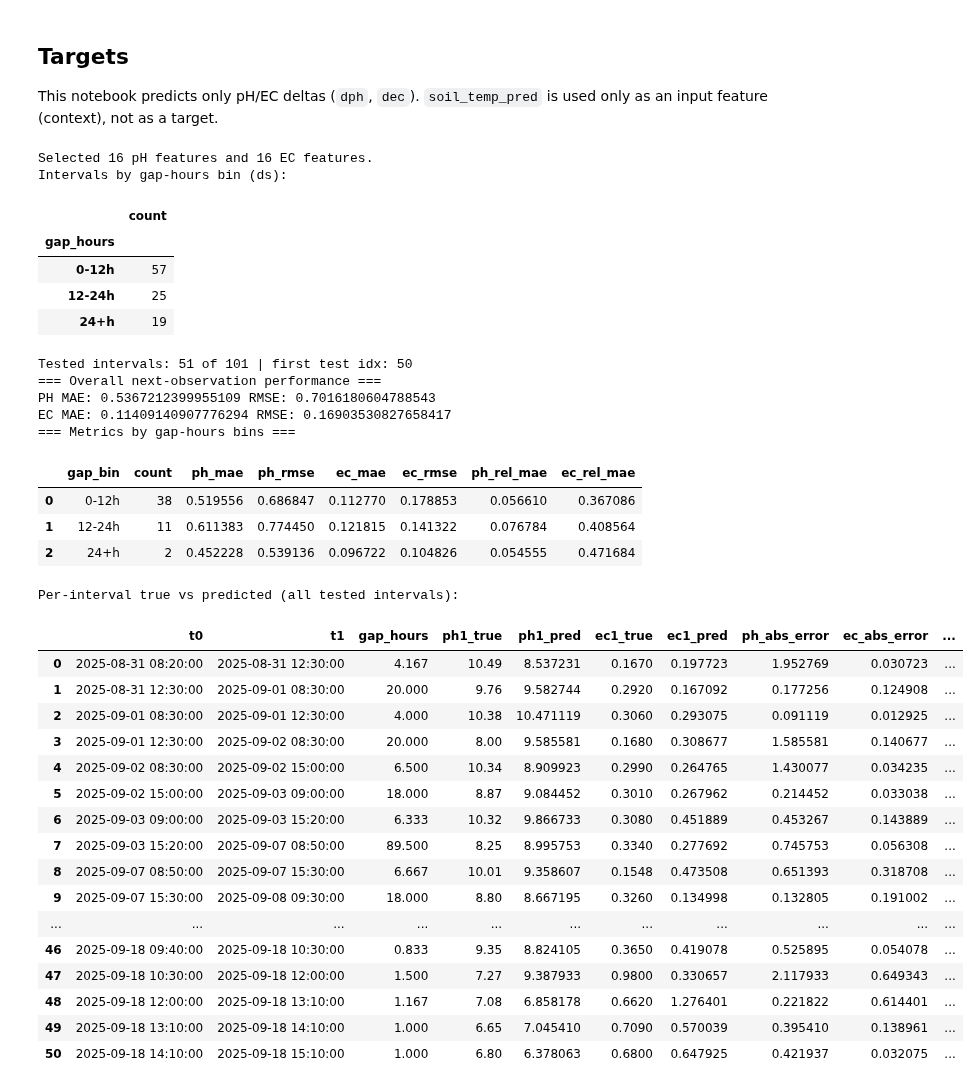
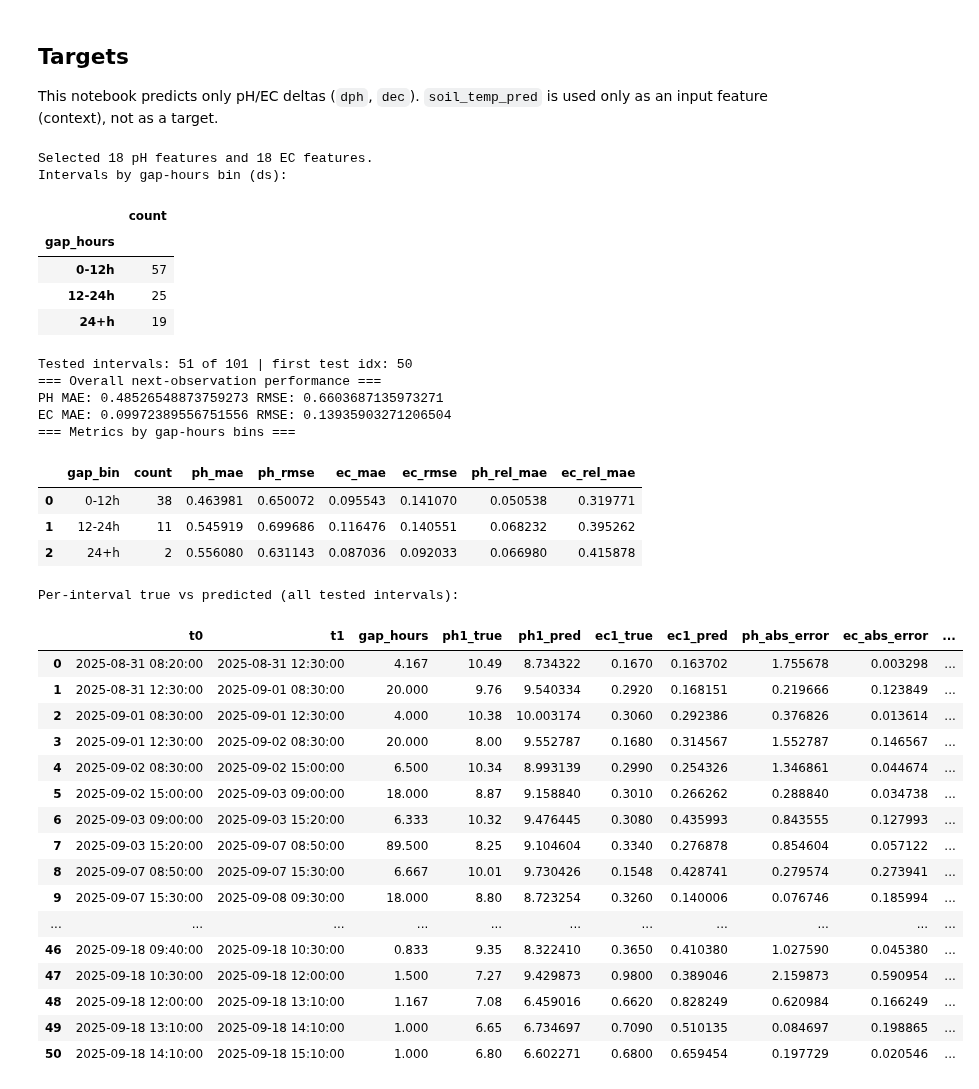
Before and after one commit to EliyahuEden/Predictive_Modeling_Of_Rootzone_Variables_Using_Greenhouse_Data, a Jupyter notebook: scripts/RF_Rootzone_Model.ipynb, the cells around one changed output. Cells and saved outputs as stored; diff of their text form; code cells hidden in the pictures.

```diff
--- a/scripts/RF_Rootzone_Model.ipynb
+++ b/scripts/RF_Rootzone_Model.ipynb
@@ -188,6 +188,11 @@ def build_interval_features(master: pd.DataFrame, intervals: pd.DataFrame) -> pd
             feats['fert_dose_sum_8h'] = 0.0
             feats['fert_dose_sum_16h'] = 0.0
             feats['fert_dose_sum_24h'] = 0.0
+        feats['fert_x_ph0'] = feats['fert_dose_sum_24h'] * feats['ph0']# same amount of fertilization diffrent impact base ph level (high -low)
+
+        feats['fert_per_ec0'] = ( feats['fert_dose_sum_24h'] / (feats['ec0'] + 1e-3)) # if ec low ->  strong impact  , if ec high ->  weak impact
+
+
 
 
         # Irrigation sums in rolling windows to capture effects over time.
@@ -201,6 +206,7 @@ def build_interval_features(master: pd.DataFrame, intervals: pd.DataFrame) -> pd
             feats['irr_ml_sum_16h'] = 0.0
             feats['irr_ml_sum_24h'] = 0.0
 
+        feats['fert_x_irrig'] = (feats['fert_dose_sum_24h'] * feats['irr_ml_sum_24h'])  # fertilization without irrigation not equal to fertilization with irrigation
 
         # Hours since last events at t1 (can be outside interval).
         if 'irrigation_ml_current' in master.columns:
@@ -484,6 +486,8 @@ feature_cols_ph = [
     'fert_dose_sum_24h',
     'fert_dose_sum_16h',
     'fert_dose_sum_8h',
+    'fert_x_ph0',
+    'fert_x_irrig',
     'irr_ml_sum_8h',
     'irr_ml_sum_16h',
     'irr_ml_sum_24h',
@@ -503,6 +507,8 @@ feature_cols_ec = [
     'fert_dose_sum_24h',
     'fert_dose_sum_16h',
     'fert_dose_sum_8h',
+    'fert_per_ec0',
+    'fert_x_irrig',
     'internal_air_temp_c_delta_t0_t1',
     'internal_air_temp_c_mean_t0_t1',
     'hours_since_last_fert_t1',
@@ -710,55 +716,55 @@ tbl = pred_df[[
     'ph_abs_error',
     'ec_abs_error',
     'ph_rel_error',
     'ec_rel_error',
 ]].copy()
 tbl = tbl.reset_index().rename(columns={'t0':'t0'})
 tbl = tbl.rename(columns={tbl.columns[0]:'t0'})
 tbl['gap_hours'] = tbl['gap_hours'].astype(float).round(3)
 tbl['ph1_true'] = tbl['ph1_true'].astype(float).round(6)
 tbl['ph1_pred'] = tbl['ph1_pred'].astype(float).round(6)
 tbl['ec1_true'] = tbl['ec1_true'].astype(float).round(6)
 tbl['ec1_pred'] = tbl['ec1_pred'].astype(float).round(6)
 tbl['ph_abs_error'] = tbl['ph_abs_error'].astype(float).round(6)
 tbl['ec_abs_error'] = tbl['ec_abs_error'].astype(float).round(6)
 pd.set_option('display.max_rows', None)
 pd.set_option('display.max_columns', None)
 display(tbl)
 # %% [output]
-Selected 16 pH features and 16 EC features.
+Selected 18 pH features and 18 EC features.
 Intervals by gap-hours bin (ds):
 |  | count |
 | gap_hours |  |
 | 0-12h | 57 |
 | 12-24h | 25 |
 | 24+h | 19 |
 Tested intervals: 51 of 101 | first test idx: 50
 === Overall next-observation performance ===
-PH MAE: 0.5367212399955109 RMSE: 0.7016180604788543
-EC MAE: 0.11409140907776294 RMSE: 0.16903530827658417
+PH MAE: 0.48526548873759273 RMSE: 0.6603687135973271
+EC MAE: 0.09972389556751556 RMSE: 0.13935903271206504
 === Metrics by gap-hours bins ===
 |  | gap_bin | count | ph_mae | ph_rmse | ec_mae | ec_rmse | ph_rel_mae | ec_rel_mae |
-| 0 | 0-12h | 38 | 0.519556 | 0.686847 | 0.112770 | 0.178853 | 0.056610 | 0.367086 |
-| 1 | 12-24h | 11 | 0.611383 | 0.774450 | 0.121815 | 0.141322 | 0.076784 | 0.408564 |
-| 2 | 24+h | 2 | 0.452228 | 0.539136 | 0.096722 | 0.104826 | 0.054555 | 0.471684 |
+| 0 | 0-12h | 38 | 0.463981 | 0.650072 | 0.095543 | 0.141070 | 0.050538 | 0.319771 |
+| 1 | 12-24h | 11 | 0.545919 | 0.699686 | 0.116476 | 0.140551 | 0.068232 | 0.395262 |
+| 2 | 24+h | 2 | 0.556080 | 0.631143 | 0.087036 | 0.092033 | 0.066980 | 0.415878 |
 Per-interval true vs predicted (all tested intervals):
 |  | t0 | t1 | gap_hours | ph1_true | ph1_pred | ec1_true | ec1_pred | ph_abs_error | ec_abs_error | ... |
-| 0 | 2025-08-31 08:20:00 | 2025-08-31 12:30:00 | 4.167 | 10.49 | 8.537231 | 0.1670 | 0.197723 | 1.952769 | 0.030723 | ... |
-| 1 | 2025-08-31 12:30:00 | 2025-09-01 08:30:00 | 20.000 | 9.76 | 9.582744 | 0.2920 | 0.167092 | 0.177256 | 0.124908 | ... |
-| 2 | 2025-09-01 08:30:00 | 2025-09-01 12:30:00 | 4.000 | 10.38 | 10.471119 | 0.3060 | 0.293075 | 0.091119 | 0.012925 | ... |
-| 3 | 2025-09-01 12:30:00 | 2025-09-02 08:30:00 | 20.000 | 8.00 | 9.585581 | 0.1680 | 0.308677 | 1.585581 | 0.140677 | ... |
-| 4 | 2025-09-02 08:30:00 | 2025-09-02 15:00:00 | 6.500 | 10.34 | 8.909923 | 0.2990 | 0.264765 | 1.430077 | 0.034235 | ... |
-| 5 | 2025-09-02 15:00:00 | 2025-09-03 09:00:00 | 18.000 | 8.87 | 9.084452 | 0.3010 | 0.267962 | 0.214452 | 0.033038 | ... |
-| 6 | 2025-09-03 09:00:00 | 2025-09-03 15:20:00 | 6.333 | 10.32 | 9.866733 | 0.3080 | 0.451889 | 0.453267 | 0.143889 | ... |
-| 7 | 2025-09-03 15:20:00 | 2025-09-07 08:50:00 | 89.500 | 8.25 | 8.995753 | 0.3340 | 0.277692 | 0.745753 | 0.056308 | ... |
-| 8 | 2025-09-07 08:50:00 | 2025-09-07 15:30:00 | 6.667 | 10.01 | 9.358607 | 0.1548 | 0.473508 | 0.651393 | 0.318708 | ... |
-| 9 | 2025-09-07 15:30:00 | 2025-09-08 09:30:00 | 18.000 | 8.80 | 8.667195 | 0.3260 | 0.134998 | 0.132805 | 0.191002 | ... |
+| 0 | 2025-08-31 08:20:00 | 2025-08-31 12:30:00 | 4.167 | 10.49 | 8.734322 | 0.1670 | 0.163702 | 1.755678 | 0.003298 | ... |
+| 1 | 2025-08-31 12:30:00 | 2025-09-01 08:30:00 | 20.000 | 9.76 | 9.540334 | 0.2920 | 0.168151 | 0.219666 | 0.123849 | ... |
+| 2 | 2025-09-01 08:30:00 | 2025-09-01 12:30:00 | 4.000 | 10.38 | 10.003174 | 0.3060 | 0.292386 | 0.376826 | 0.013614 | ... |
+| 3 | 2025-09-01 12:30:00 | 2025-09-02 08:30:00 | 20.000 | 8.00 | 9.552787 | 0.1680 | 0.314567 | 1.552787 | 0.146567 | ... |
+| 4 | 2025-09-02 08:30:00 | 2025-09-02 15:00:00 | 6.500 | 10.34 | 8.993139 | 0.2990 | 0.254326 | 1.346861 | 0.044674 | ... |
+| 5 | 2025-09-02 15:00:00 | 2025-09-03 09:00:00 | 18.000 | 8.87 | 9.158840 | 0.3010 | 0.266262 | 0.288840 | 0.034738 | ... |
+| 6 | 2025-09-03 09:00:00 | 2025-09-03 15:20:00 | 6.333 | 10.32 | 9.476445 | 0.3080 | 0.435993 | 0.843555 | 0.127993 | ... |
+| 7 | 2025-09-03 15:20:00 | 2025-09-07 08:50:00 | 89.500 | 8.25 | 9.104604 | 0.3340 | 0.276878 | 0.854604 | 0.057122 | ... |
+| 8 | 2025-09-07 08:50:00 | 2025-09-07 15:30:00 | 6.667 | 10.01 | 9.730426 | 0.1548 | 0.428741 | 0.279574 | 0.273941 | ... |
+| 9 | 2025-09-07 15:30:00 | 2025-09-08 09:30:00 | 18.000 | 8.80 | 8.723254 | 0.3260 | 0.140006 | 0.076746 | 0.185994 | ... |
 | ... | ... | ... | ... | ... | ... | ... | ... | ... | ... | ... |
-| 46 | 2025-09-18 09:40:00 | 2025-09-18 10:30:00 | 0.833 | 9.35 | 8.824105 | 0.3650 | 0.419078 | 0.525895 | 0.054078 | ... |
-| 47 | 2025-09-18 10:30:00 | 2025-09-18 12:00:00 | 1.500 | 7.27 | 9.387933 | 0.9800 | 0.330657 | 2.117933 | 0.649343 | ... |
-| 48 | 2025-09-18 12:00:00 | 2025-09-18 13:10:00 | 1.167 | 7.08 | 6.858178 | 0.6620 | 1.276401 | 0.221822 | 0.614401 | ... |
-| 49 | 2025-09-18 13:10:00 | 2025-09-18 14:10:00 | 1.000 | 6.65 | 7.045410 | 0.7090 | 0.570039 | 0.395410 | 0.138961 | ... |
-| 50 | 2025-09-18 14:10:00 | 2025-09-18 15:10:00 | 1.000 | 6.80 | 6.378063 | 0.6800 | 0.647925 | 0.421937 | 0.032075 | ... |
+| 46 | 2025-09-18 09:40:00 | 2025-09-18 10:30:00 | 0.833 | 9.35 | 8.322410 | 0.3650 | 0.410380 | 1.027590 | 0.045380 | ... |
+| 47 | 2025-09-18 10:30:00 | 2025-09-18 12:00:00 | 1.500 | 7.27 | 9.429873 | 0.9800 | 0.389046 | 2.159873 | 0.590954 | ... |
+| 48 | 2025-09-18 12:00:00 | 2025-09-18 13:10:00 | 1.167 | 7.08 | 6.459016 | 0.6620 | 0.828249 | 0.620984 | 0.166249 | ... |
+| 49 | 2025-09-18 13:10:00 | 2025-09-18 14:10:00 | 1.000 | 6.65 | 6.734697 | 0.7090 | 0.510135 | 0.084697 | 0.198865 | ... |
+| 50 | 2025-09-18 14:10:00 | 2025-09-18 15:10:00 | 1.000 | 6.80 | 6.602271 | 0.6800 | 0.659454 | 0.197729 | 0.020546 | ... |
 # %%
 # Feature importance (display only) for the current feature sets.
 
```
Also changed, not shown: parts of 6 cells of this notebook, 2 other files.
